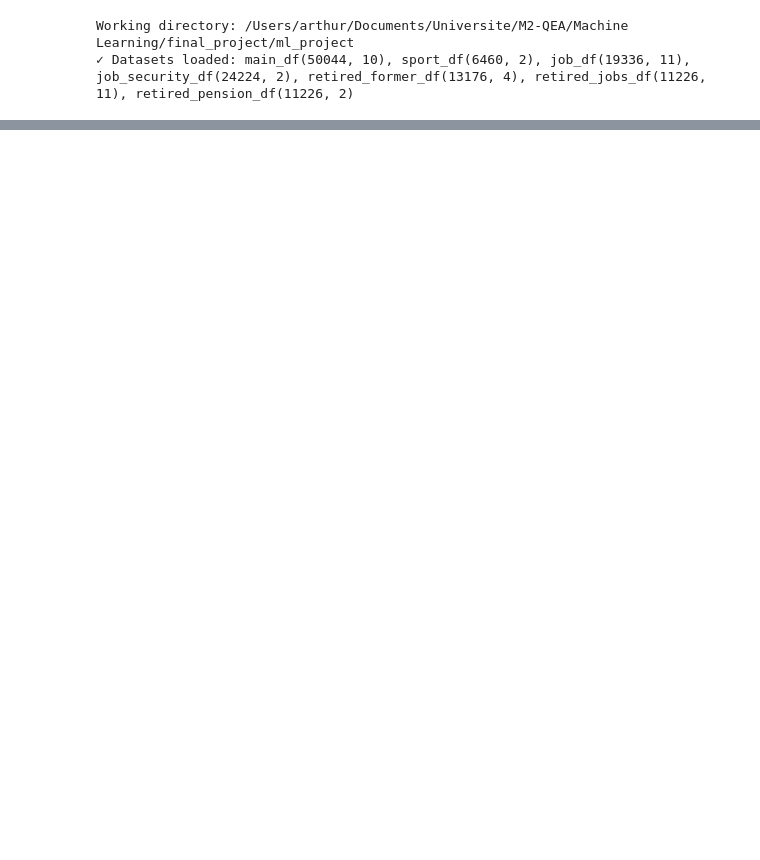
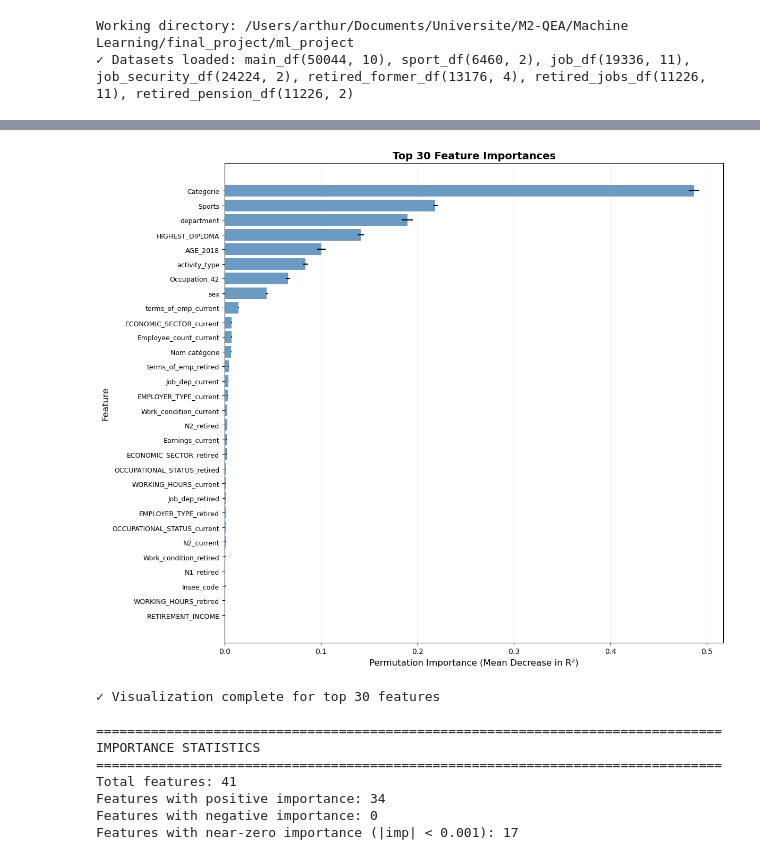
Before and after one commit to mariamellor/ml_project, a Jupyter notebook: src/draft-full_pipeline.ipynb, the cells around one changed output, grey strips where cells are left out. Saved outputs shown, nothing was run; the diff lists cells and outputs as text; code cells hidden in the pictures; blank space fills up the shorter version.

```diff
--- a/src/draft-full_pipeline.ipynb
+++ b/src/draft-full_pipeline.ipynb
@@ -31,6 +31,7 @@ Working directory: /Users/arthur/Documents/Universite/M2-QEA/Machine Learning/fi
 # %%
 job_df = job_df.merge(job_desc_map_df, left_on='job_desc', right_on='N3', how='left')
 retired_jobs_df = retired_jobs_df.merge(job_desc_map_df, left_on='job_desc', right_on='N3', how='left')
+sport_df = sport_df.merge(sports_desc_df, left_on='Sports', right_on='Code', how='left')
 
 # Rename columns with meaningful suffixes before merging
 job_df_renamed = job_df.rename(columns={col: f"{col}_current" for col in job_df.columns if col != 'primary_key'})
@@ -411,0 +1798,68 @@ Mean Absolute Error            0.0973          0.1032
+# %%
+from sklearn.inspection import permutation_importance
+import matplotlib.pyplot as plt
+
+print("=" * 80)
+print("PERMUTATION IMPORTANCE ANALYSIS")
+print("=" * 80)
+
+# Compute permutation importance on test set
+print("\nComputing permutation importance (this may take a moment)...")
+perm_importance = permutation_importance(
+    full_pipeline,
+    X_test,
+    y_test,
+    n_repeats=10,
+    random_state=42,
+    n_jobs=-1
+)
+
+print("✓ Permutation importance computed")
+
+# Get feature names from X_test (input features, not transformed)
+feature_names = X_test.columns.tolist()
+
+# Create dataframe with feature importance
+importance_df = pd.DataFrame({
+    'feature': feature_names,
+    'importance_mean': perm_importance.importances_mean,
+    'importance_std': perm_importance.importances_std
+})
+
+# Sort by importance
+importance_df = importance_df.sort_values('importance_mean', ascending=False)
+
+# Display top 30 features
+print("\n" + "=" * 80)
+print("TOP 30 MOST IMPORTANT FEATURES")
+print("=" * 80)
+print(importance_df.head(30).to_string(index=False))
+
+# Visualize top 30 features
+top_n = 30
+top_features = importance_df.head(top_n)
+
+plt.figure(figsize=(12, 10))
+plt.barh(range(len(top_features)), top_features['importance_mean'],
+         xerr=top_features['importance_std'],
+         align='center', alpha=0.8, color='steelblue')
+plt.yticks(range(len(top_features)), top_features['feature'], fontsize=9)
+plt.xlabel('Permutation Importance (Mean Decrease in R²)', fontsize=12)
+plt.ylabel('Feature', fontsize=12)
+plt.title(f'Top {top_n} Feature Importances', fontsize=14, fontweight='bold')
+plt.gca().invert_yaxis()
+plt.grid(axis='x', alpha=0.3)
+plt.tight_layout()
+plt.show()
+
+print(f"\n✓ Visualization complete for top {top_n} features")
+
+# Show summary statistics
+print("\n" + "=" * 80)
+print("IMPORTANCE STATISTICS")
+print("=" * 80)
+print(f"Total features: {len(importance_df)}")
+print(f"Features with positive importance: {(importance_df['importance_mean'] > 0).sum()}")
+print(f"Features with negative importance: {(importance_df['importance_mean'] < 0).sum()}")
+print(f"Features with near-zero importance (|imp| < 0.001): {(importance_df['importance_mean'].abs() < 0.001).sum()}")
+# %% [output]
@@ -411,0 +1905,10 @@ Mean Absolute Error            0.0973          0.1032
+[figure, added]
+✓ Visualization complete for top 30 features
+
+================================================================================
+IMPORTANCE STATISTICS
+================================================================================
+Total features: 41
+Features with positive importance: 34
+Features with negative importance: 0
+Features with near-zero importance (|imp| < 0.001): 17
```
Also changed, not shown: parts of 8 cells of this notebook, 1 other file.
